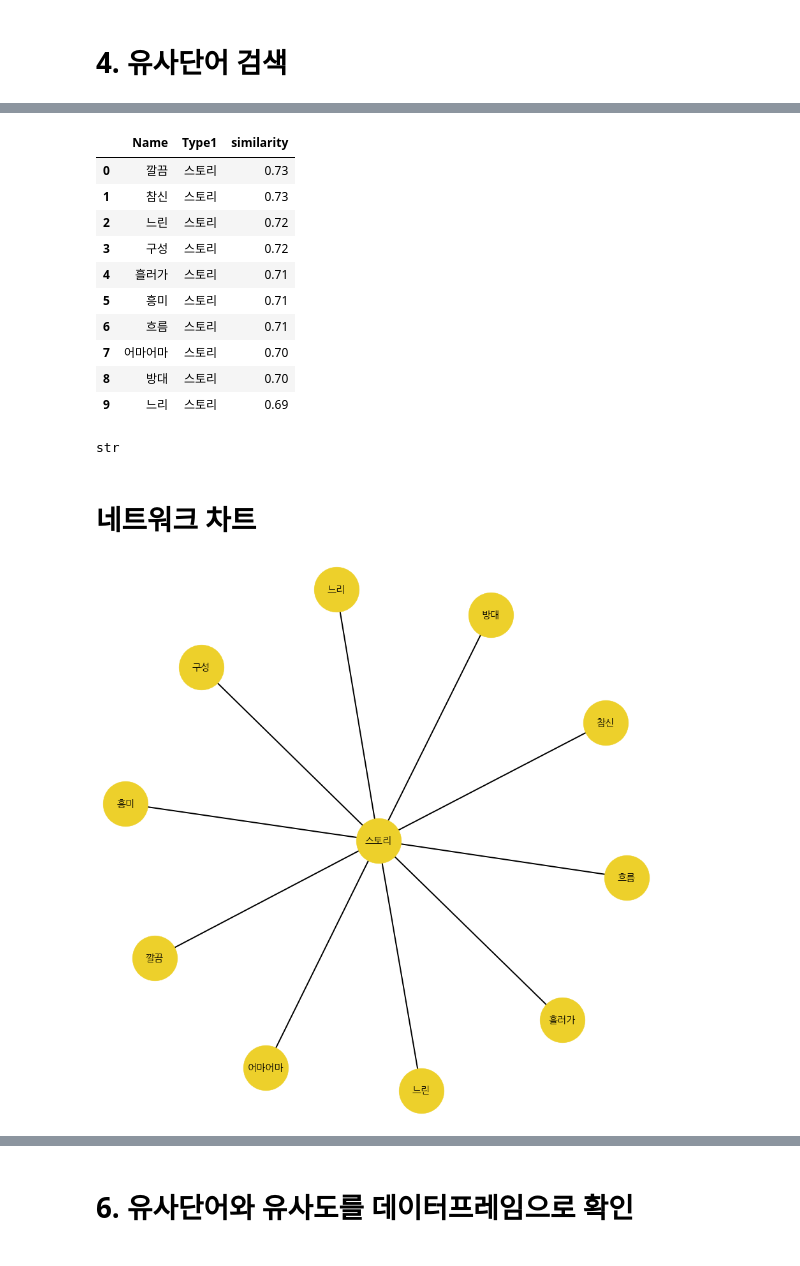
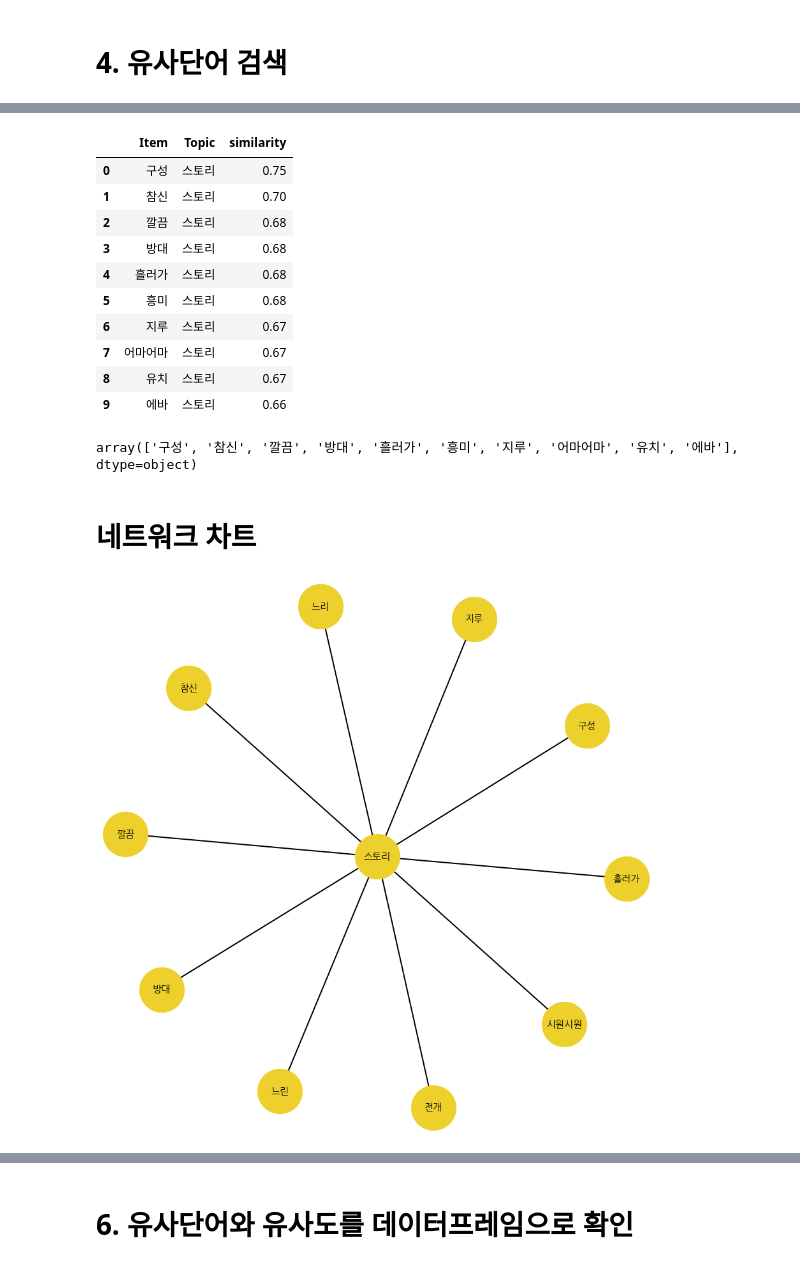
Before and after one commit to jiyaa29/Multicampus-Weekly-Project, a Jupyter notebook: 자연어 처리/7. Word2Vec 유사도 분석_한글.ipynb, the cells around one changed output, grey strips where cells are left out. Drawn from its saved outputs; the diff is of its cells as text; code cells hidden in the pictures.

```diff
--- a/자연어 처리/7. Word2Vec 유사도 분석_한글.ipynb
+++ b/자연어 처리/7. Word2Vec 유사도 분석_한글.ipynb
@@ -299,89 +302,60 @@ df
 df_topic1 = df['스토리','topic']
 #df_topic1.columns = ['Name']
 df_topic1 = df_topic1.to_frame()
-df_topic1.columns = ['Name']
-df_topic1['Type1'] = '스토리'
+df_topic1.columns = ['Item']
+df_topic1['Topic'] = '스토리'
 df_topic1['similarity'] = df['스토리','similarity']
+#df_topic1 = df_topic1.set_index('Topic')
 df_topic1
 # %% [output]
-|  | Name | Type1 | similarity |
-| 0 | 깔끔 | 스토리 | 0.73 |
-| 1 | 참신 | 스토리 | 0.73 |
-| 2 | 느린 | 스토리 | 0.72 |
-| 3 | 구성 | 스토리 | 0.72 |
-| 4 | 흘러가 | 스토리 | 0.71 |
-| 5 | 흥미 | 스토리 | 0.71 |
-| 6 | 흐름 | 스토리 | 0.71 |
-| 7 | 어마어마 | 스토리 | 0.70 |
-| 8 | 방대 | 스토리 | 0.70 |
-| 9 | 느리 | 스토리 | 0.69 |
+|  | Item | Topic | similarity |
+| 0 | 구성 | 스토리 | 0.75 |
+| 1 | 참신 | 스토리 | 0.70 |
+| 2 | 깔끔 | 스토리 | 0.68 |
+| 3 | 방대 | 스토리 | 0.68 |
+| 4 | 흘러가 | 스토리 | 0.68 |
+| 5 | 흥미 | 스토리 | 0.68 |
+| 6 | 지루 | 스토리 | 0.67 |
+| 7 | 어마어마 | 스토리 | 0.67 |
+| 8 | 유치 | 스토리 | 0.67 |
+| 9 | 에바 | 스토리 | 0.66 |
 # %%
-type(df_topic1['Name'].values[i])
+df_topic1['Item'].values
 # %% [output]
-str
+array(['구성', '참신', '깔끔', '방대', '흘러가', '흥미', '지루', '어마어마', '유치', '에바'], dtype=object)
 # %% [markdown]
 # 네트워크 차트
 # %%
 # !pip install decorator==5.0.9
 # !pip install networkx==2.6.1
 """
 decorator와 networkx 모듈 사이의 종속성 때문에 발생하는 문제이다.
 
 - decorator 모듈을 5.0.9 이상으로 재설치해주고
 
 - networkx 도 2.6.1 이상으로 재설치해준 후
 
 - 커널을 껐다 키면 문제가 해결된다.
 
 https://networkx.org/documentation/stable/reference/generated/networkx.drawing.nx_pylab.draw_networkx.html
 """
 
 import networkx as nx
 import numpy as np
 
-# Check what size our graph is, and assign stylings
-# if size == 'huge':
-#         fig_size = (50,50)
-#         font_size = 20
-#         lwidth = 3
-#         arrow_size = 20
-#         node_dot = 20
-# if size == 'large':
-#         fig_size = (40,40)
-#         font_size = 16
-#         lwidth = 1
-#         arrow_size = 10
-#         node_dot = 10
-# if size == 'medium':
-#         fig_size = (25,25)
-#         font_size = 12
-#         lwidth = 0.8
-#         arrow_size = 8
-#         node_dot = 8
-# if size == 'small':
-#         fig_size = (10,10)
-#         font_size = 8
-#         lwidth = 0.6
-#         arrow_size = 6
-#         node_dot = 6
-# if size == 'tiny':
-#         fig_size = (5,5)
-#         font_size = 6
-#         lwidth = 0.4
-#         arrow_size = 5
 
 g = nx.Graph()
-g = nx.from_pandas_edgelist(df_topic1, source='Name',target='Type1')
+g = nx.from_pandas_edgelist(df_topic1, source='Item',target='Topic')
 
 # nx.circular_layout(g)
 
 plt.figure(figsize = (12, 12))
 # nx. draw_networkx
 nx.draw(g,  with_labels = True, node_color = '#edd02b',
                  width = 2.0,
                  node_size = 5000, font_size = 15, font_family ='NanumGothic')
 plt.show()
 # %% [output]
-[figure, old version]
+[figure, new version]
 # %%
 G_symmetric = nx.Graph()
```
Also changed, not shown: parts of 19 cells of this notebook, 27 other files.
